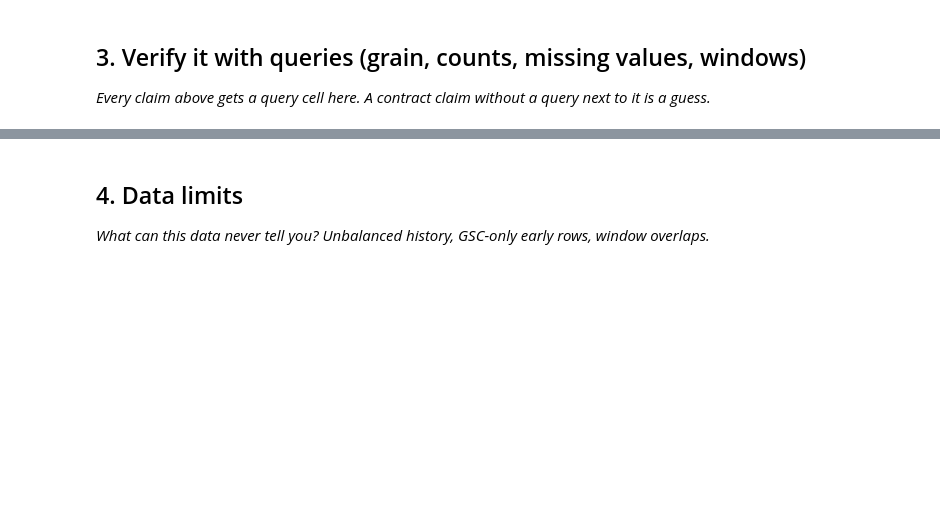
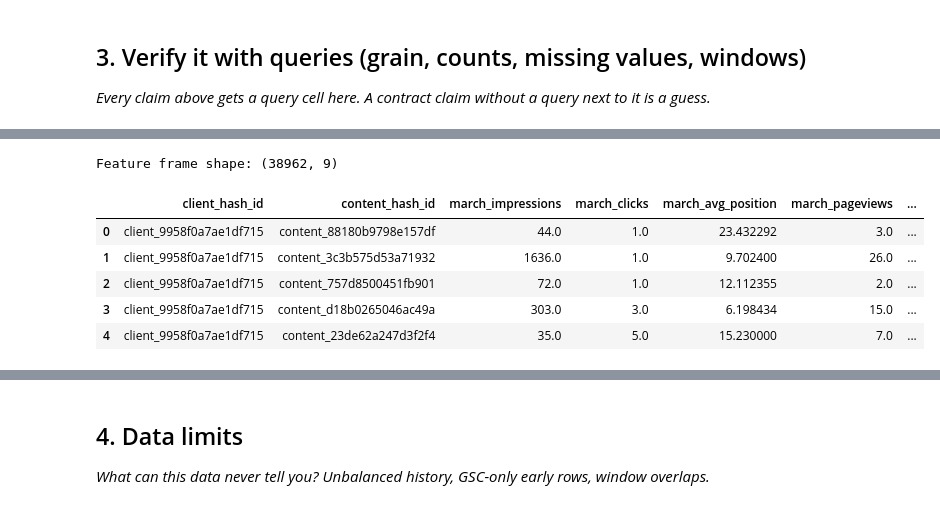
Before and after one commit to dineshsinghdhami/flyrank-ml-internship-starter, a Jupyter notebook: work/notebooks/w03_data_contract.ipynb, the cells around one changed output, grey strips where cells are left out. Cells and saved outputs as stored; diff of their text form; code cells hidden in the pictures; blank space fills up the shorter version.

```diff
--- a/work/notebooks/w03_data_contract.ipynb
+++ b/work/notebooks/w03_data_contract.ipynb
@@ -29,0 +208,62 @@ This skeleton is yours to fill. Work the sections **in order** — each one has
+# %%
+feature_frame = con.sql(f"""
+WITH march AS (
+    SELECT
+        client_hash_id,
+        content_hash_id,
+        SUM(gsc_impressions) AS march_impressions,
+        SUM(gsc_clicks) AS march_clicks,
+        AVG(gsc_avg_position) AS march_avg_position,
+        SUM(ga4_pageviews) AS march_pageviews,
+        SUM(ga4_engaged_sessions) AS march_engaged_sessions
+    FROM read_parquet('{table_path}', hive_partitioning=true)
+    WHERE month = '2026-03'
+      AND gsc_data_available IS TRUE
+      AND ga4_data_available IS TRUE
+    GROUP BY client_hash_id, content_hash_id
+),
+
+april AS (
+    SELECT
+        client_hash_id,
+        content_hash_id,
+        SUM(gsc_clicks) AS april_clicks
+    FROM read_parquet('{table_path}', hive_partitioning=true)
+    WHERE month = '2026-04'
+      AND gsc_data_available IS TRUE
+    GROUP BY client_hash_id, content_hash_id
+)
+
+SELECT
+    m.client_hash_id,
+    m.content_hash_id,
+    m.march_impressions,
+    m.march_clicks,
+    m.march_avg_position,
+    m.march_pageviews,
+    m.march_engaged_sessions,
+    a.april_clicks,
+
+    CASE
+        WHEN a.april_clicks < m.march_clicks * 0.80 THEN 1
+        ELSE 0
+    END AS needs_refresh
+
+FROM march m
+JOIN april a
+  ON m.client_hash_id = a.client_hash_id
+ AND m.content_hash_id = a.content_hash_id
+WHERE m.march_clicks > 0
+""").df()
+
+print("Feature frame shape:", feature_frame.shape)
+
+feature_frame.head()
+# %% [output]
+Feature frame shape: (38962, 9)
+|  | client_hash_id | content_hash_id | march_impressions | march_clicks | march_avg_position | march_pageviews | ... |
+| 0 | client_9958f0a7ae1df715 | content_88180b9798e157df | 44.0 | 1.0 | 23.432292 | 3.0 | ... |
+| 1 | client_9958f0a7ae1df715 | content_3c3b575d53a71932 | 1636.0 | 1.0 | 9.702400 | 26.0 | ... |
+| 2 | client_9958f0a7ae1df715 | content_757d8500451fb901 | 72.0 | 1.0 | 12.112355 | 2.0 | ... |
+| 3 | client_9958f0a7ae1df715 | content_d18b0265046ac49a | 303.0 | 3.0 | 6.198434 | 15.0 | ... |
+| 4 | client_9958f0a7ae1df715 | content_23de62a247d3f2f4 | 35.0 | 5.0 | 15.230000 | 7.0 | ... |
```
Also changed, not shown: parts of 20 cells of this notebook.
